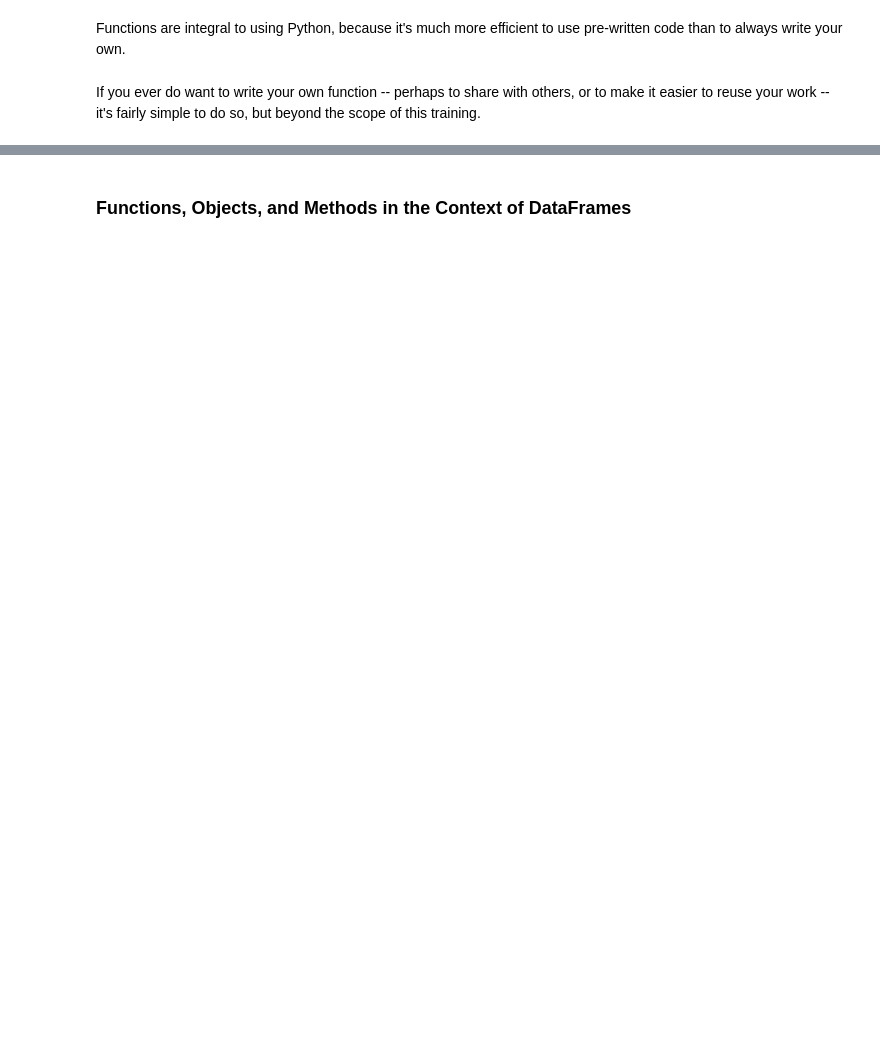
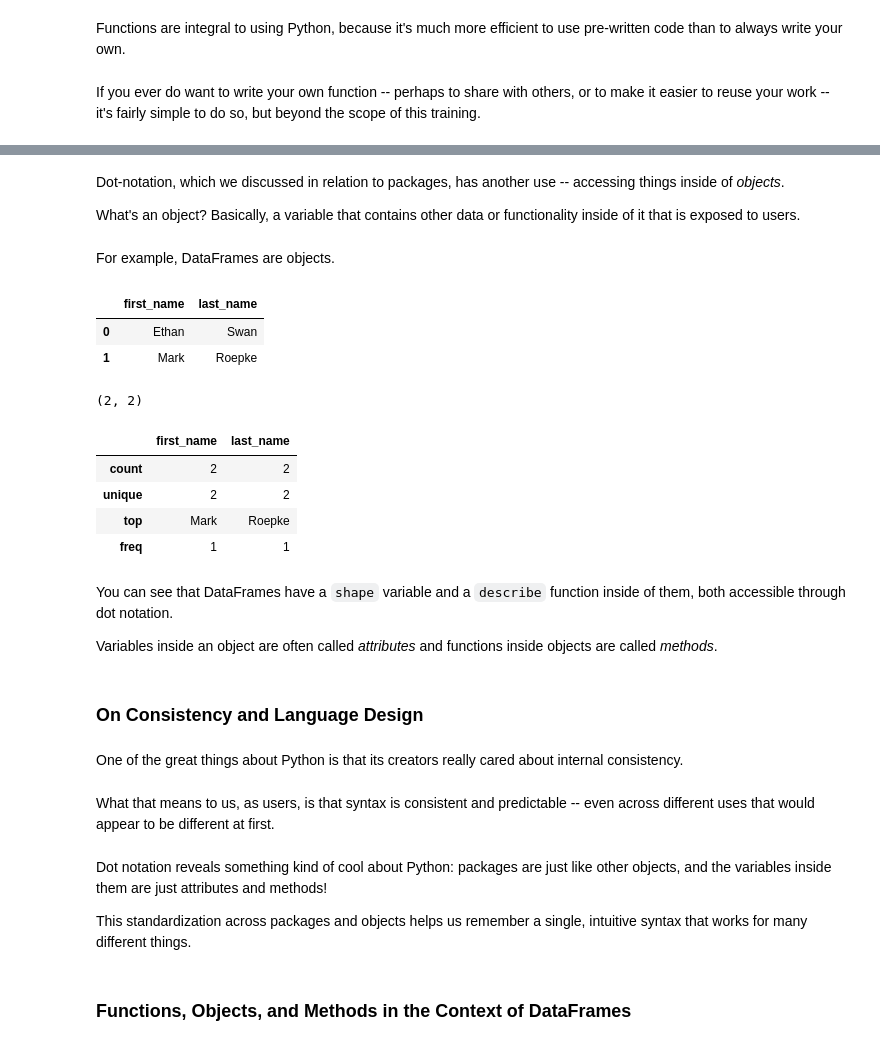
Before and after one commit to uc-python/intro-python-datasci, a Jupyter notebook: notebooks/03-Packages-Modules-Function.ipynb, the cells around one changed output, grey strips where cells are left out. Drawn from its saved outputs; the diff is of its cells as text; code cells hidden in the pictures; blank space fills up the shorter version.

```diff
--- a/notebooks/03-Packages-Modules-Function.ipynb
+++ b/notebooks/03-Packages-Modules-Function.ipynb
@@ -160,3 +158,43 @@ We've introduced a lot of Python concepts. Let's review how they relate to each
+# %% [markdown]
+Dot-notation, which we discussed in relation to packages, has another use -- accessing things inside of *objects*.
+
+What's an object? Basically, a variable that contains other data or functionality inside of it that is exposed to users.
+# %% [markdown]
+For example, DataFrames are objects.
+# %%
+df = pd.DataFrame({'first_name': ['Ethan', 'Mark'], 'last_name': ['Swan', 'Roepke']})
+# %%
+df
+# %% [output]
+|  | first_name | last_name |
+| 0 | Ethan | Swan |
+| 1 | Mark | Roepke |
+# %%
+df.shape
+# %% [output]
+(2, 2)
+# %%
+df.describe()
+# %% [output]
+|  | first_name | last_name |
+| count | 2 | 2 |
+| unique | 2 | 2 |
+| top | Mark | Roepke |
+| freq | 1 | 1 |
+# %% [markdown]
+You can see that DataFrames have a `shape` variable and a `describe` function inside of them, both accessible through dot notation.
+
+Variables inside an object are often called *attributes* and functions inside objects are called *methods*.
+# %% [markdown]
+### On Consistency and Language Design
+# %% [markdown]
+One of the great things about Python is that its creators really cared about internal consistency.
+# %% [markdown]
+What that means to us, as users, is that syntax is consistent and predictable -- even across different uses that would appear to be different at first.
+# %% [markdown]
+Dot notation reveals something kind of cool about Python: packages are just like other objects, and the variables inside them are just attributes and methods!
+
+This standardization across packages and objects helps us remember a single, intuitive syntax that works for many different things.
 # %% [markdown]
 ### Functions, Objects, and Methods in the Context of DataFrames
 # %% [markdown]
```
Also changed, not shown: parts of 36 cells of this notebook.
